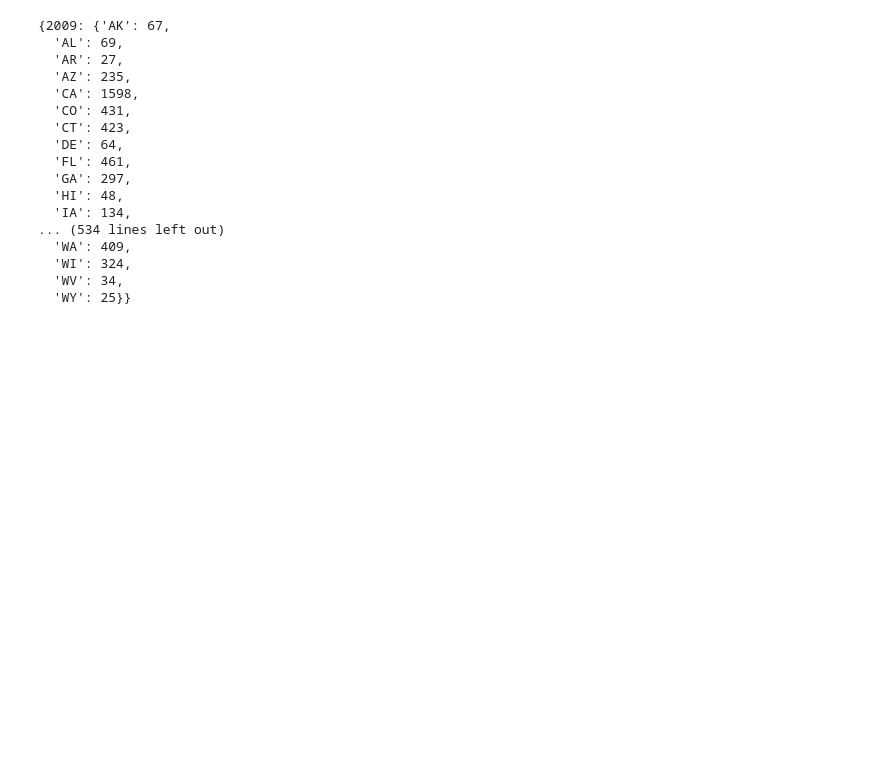
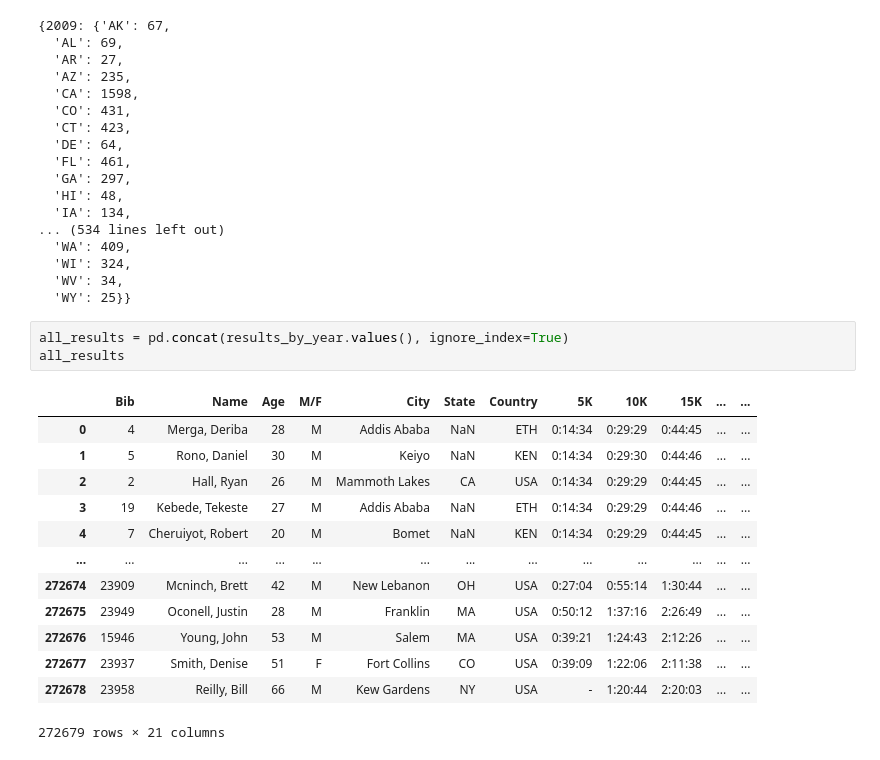
Before and after one commit to tadeq/Boston-marathon-data-analysis, a Jupyter notebook: data_analysis.ipynb, the cells around one changed output. Cells and saved outputs as stored; diff of their text form; blank space fills up the shorter version.

```diff
--- a/data_analysis.ipynb
+++ b/data_analysis.ipynb
@@ -204,3 +235,20 @@ states_represented_by_year
   'WI': 324,
   'WV': 34,
   'WY': 25}}
+# %%
+all_results = pd.concat(results_by_year.values(), ignore_index=True)
+all_results
+# %% [output]
+|  | Bib | Name | Age | M/F | City | State | Country | 5K | 10K | 15K | ... | ... |
+| 0 | 4 | Merga, Deriba | 28 | M | Addis Ababa | NaN | ETH | 0:14:34 | 0:29:29 | 0:44:45 | ... | ... |
+| 1 | 5 | Rono, Daniel | 30 | M | Keiyo | NaN | KEN | 0:14:34 | 0:29:30 | 0:44:46 | ... | ... |
+| 2 | 2 | Hall, Ryan | 26 | M | Mammoth Lakes | CA | USA | 0:14:34 | 0:29:29 | 0:44:45 | ... | ... |
+| 3 | 19 | Kebede, Tekeste | 27 | M | Addis Ababa | NaN | ETH | 0:14:34 | 0:29:29 | 0:44:46 | ... | ... |
+| 4 | 7 | Cheruiyot, Robert | 20 | M | Bomet | NaN | KEN | 0:14:34 | 0:29:29 | 0:44:45 | ... | ... |
+| ... | ... | ... | ... | ... | ... | ... | ... | ... | ... | ... | ... | ... |
+| 272674 | 23909 | Mcninch, Brett | 42 | M | New Lebanon | OH | USA | 0:27:04 | 0:55:14 | 1:30:44 | ... | ... |
+| 272675 | 23949 | Oconell, Justin | 28 | M | Franklin | MA | USA | 0:50:12 | 1:37:16 | 2:26:49 | ... | ... |
+| 272676 | 15946 | Young, John | 53 | M | Salem | MA | USA | 0:39:21 | 1:24:43 | 2:12:26 | ... | ... |
+| 272677 | 23937 | Smith, Denise | 51 | F | Fort Collins | CO | USA | 0:39:09 | 1:22:06 | 2:11:38 | ... | ... |
+| 272678 | 23958 | Reilly, Bill | 66 | M | Kew Gardens | NY | USA | - | 1:20:44 | 2:20:03 | ... | ... |
+272679 rows × 21 columns
```
Also changed, not shown: parts of 6 cells of this notebook.
